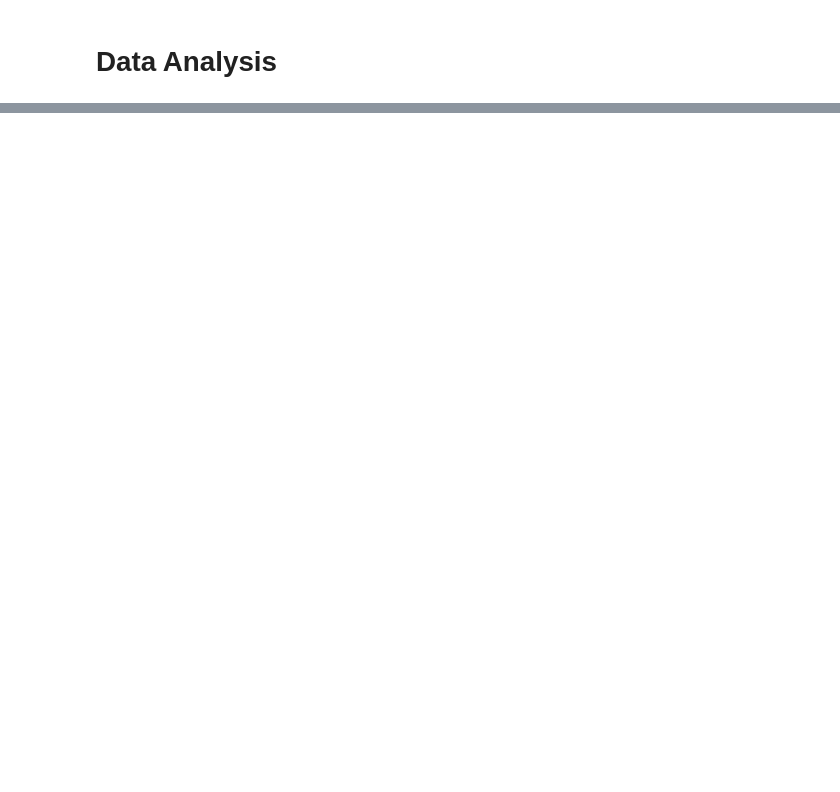
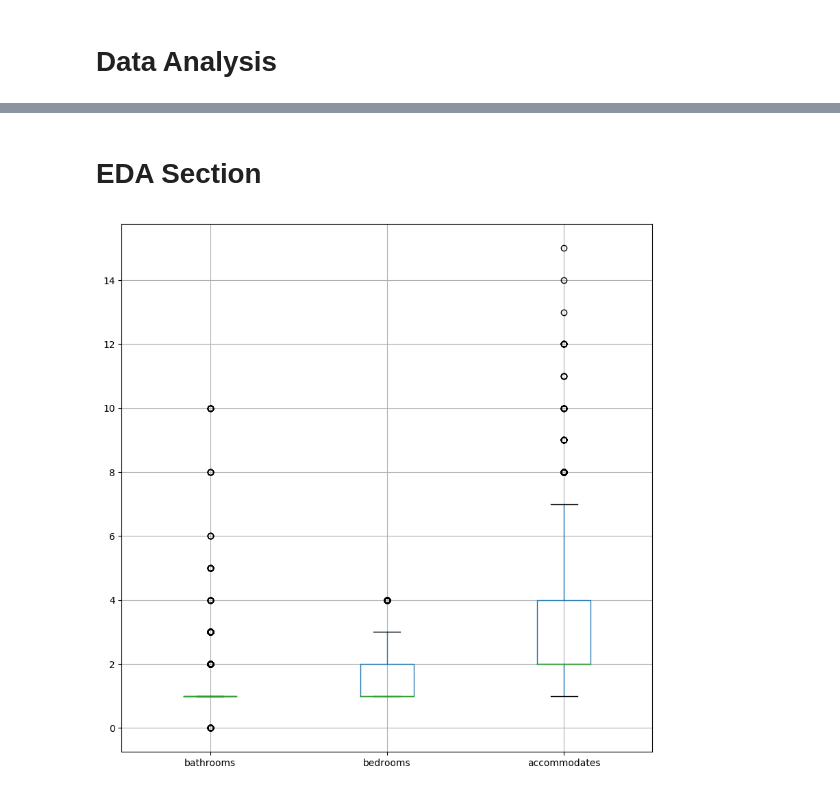
Before and after one commit to MohammadBakir/Predicting-ROI-On-AirBnb-Rentals, a Jupyter notebook: Project Luther.ipynb, the cells around one changed output, grey strips where cells are left out. Saved outputs shown, nothing was run; the diff lists cells and outputs as text; code cells hidden in the pictures; blank space fills up the shorter version.

```diff
--- a/Project Luther.ipynb
+++ b/Project Luther.ipynb
@@ -612,0 +892,5 @@ y,X = patsy.dmatrices('X4 ~ X0 + X1 + X2 + X5 + X9 + X10 + X11 + X12 + X13 + X14
+# %%
+lamb_score_comm=stats.boxcox_normmax(airbnb_df_2['review_scores_communication'])
+print(lamb_score_comm)
+
+airbnb_df_2['review_scores_communication']=(np.power(airbnb_df_2['review_scores_communication'], lamb_score_comm)-1)/ lamb_score_comm
@@ -612,0 +899,5 @@ y,X = patsy.dmatrices('X4 ~ X0 + X1 + X2 + X5 + X9 + X10 + X11 + X12 + X13 + X14
+# %%
+lamb_score_loc=stats.boxcox_normmax(airbnb_df_2['review_scores_location'])
+print(lamb_score_loc)
+
+airbnb_df_2['review_scores_location']=(np.power(airbnb_df_2['review_scores_location'], lamb_score_loc)-1)/ lamb_score_loc
@@ -612,0 +913,5 @@ y,X = patsy.dmatrices('X4 ~ X0 + X1 + X2 + X5 + X9 + X10 + X11 + X12 + X13 + X14
+# %%
+lamb_score_review=stats.boxcox_normmax(airbnb_df_2['review_scores_value'])
+print(lamb_score_review)
+
+airbnb_df_2['review_scores_value']=(np.power(airbnb_df_2['review_scores_value'], lamb_score_review)-1)/ lamb_score_review
@@ -612,0 +980,12 @@ y,X = patsy.dmatrices('X4 ~ X0 + X1 + X2 + X5 + X9 + X10 + X11 + X12 + X13 + X14
+# %% [markdown]
+# EDA Section
+# %%
+airbnb_numeric_only_1_o_3 = airbnb_df_2[['bathrooms','bedrooms','accommodates']].copy()
+
+airbnb_numeric_only_2_o_3 = airbnb_df_2[['walk_score_of_100','transit_score_of_100','bike_score_of_100']].copy()
+
+airbnb_numeric_only_3_o_3 = airbnb_df_2[['number_of_reviews','review_scores_rating',\
+                                 'review_scores_accuracy','review_scores_cleanliness','review_scores_checkin',\
+                                 'review_scores_communication','review_scores_location','review_scores_value']].copy()
+
+airbnb_numeric_only_ROI = airbnb_df_2[['ROI']].copy()
@@ -612,0 +995,7 @@ y,X = patsy.dmatrices('X4 ~ X0 + X1 + X2 + X5 + X9 + X10 + X11 + X12 + X13 + X14
+# %%
+import matplotlib.pyplot as plt
+fig, ax = plt.subplots(figsize=(10,10))
+plt.style.use('default')
+airbnb_numeric_only_1_o_3.boxplot();
+# %% [output]
+[figure, added]
```
Also changed, not shown: parts of 154 cells of this notebook, 1 other file.
